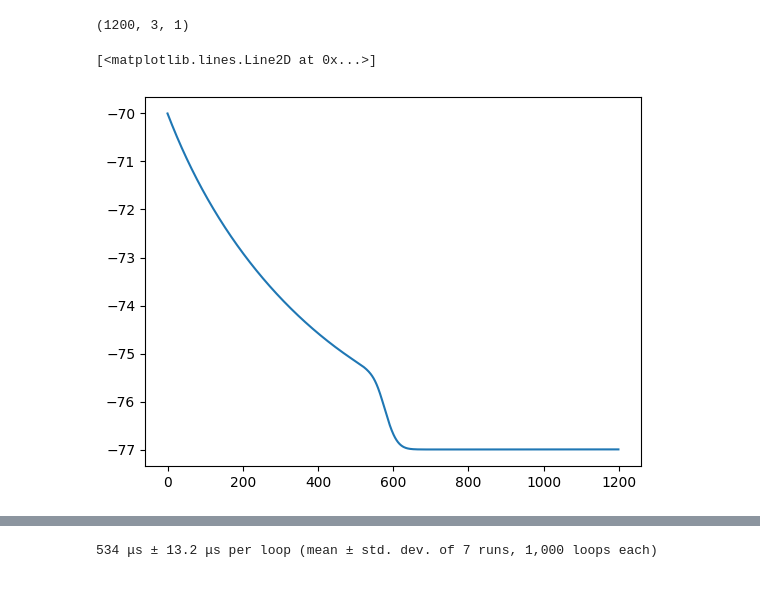
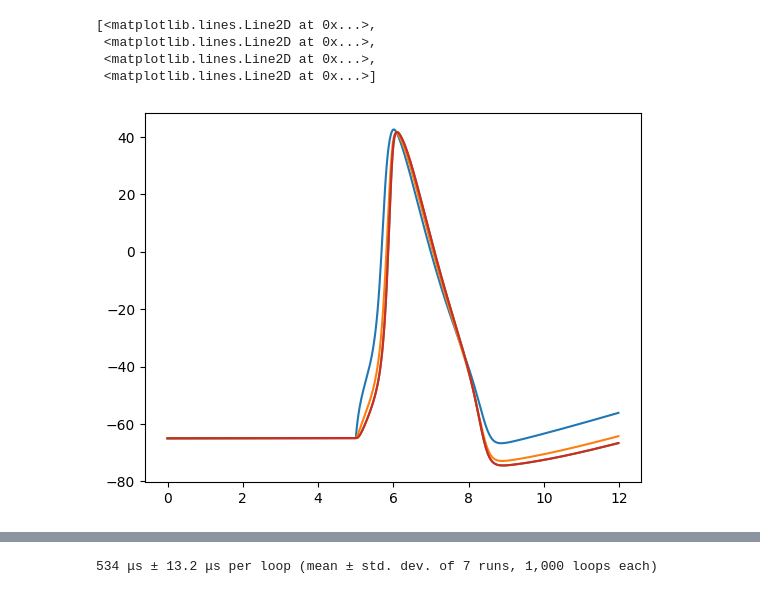
Before and after one commit to jnsbck/tinyjaxley, a Jupyter notebook: dev.ipynb, the cells around one changed output, grey strips where cells are left out. Cells and saved outputs as stored; diff of their text form; code cells hidden in the pictures.

Commit message:
wip: start adapting custom solver, add multicomp

```diff
--- a/dev.ipynb
+++ b/dev.ipynb
@@ -325,20 +589,20 @@ def hh(t, u, args=None):
 # %%
 import diffrax
 
 ode = diffrax.ODETerm(hh)
-solver = diffrax.Tsit5()
+solver = diffrax.ImplicitEuler()
+stepsize_controller = diffrax.PIDController(rtol=1e-4, atol=1e-6)
 
-saveat = diffrax.SaveAt(ts=jnp.arange(0.0, 12.0, 0.01))
-sol = diffrax.diffeqsolve(ode, solver, 0.0, 12.0, 0.01, y0=u0, saveat=saveat)
+saveat = diffrax.SaveAt(ts=jnp.arange(0.0, 12.0, 0.025))
+sol = diffrax.diffeqsolve(ode, solver, 0.0, 12.0, dt0=0.1, y0=u0, saveat=saveat, stepsize_controller=stepsize_controller)
+
+plt.plot(sol.ts, sol.ys["v"])
+# %% [output]
+[<matplotlib.lines.Line2D at 0x...>,
+ <matplotlib.lines.Line2D at 0x...>,
+ <matplotlib.lines.Line2D at 0x...>,
+ <matplotlib.lines.Line2D at 0x...>]
+[figure, added]
-# %%
-sol.ys["v"].shape
-# %% [output]
-(1200, 3, 1)
-# %%
-plt.plot(sol.ys["v"][:, 2,0])
-# %% [output]
-[<matplotlib.lines.Line2D at 0x...>]
-[figure, removed]
 # %%
 from jax import Array
 from tinyjaxley.utils import safe_exp, _vtrap
```
Also changed, not shown: parts of 9 cells of this notebook.
